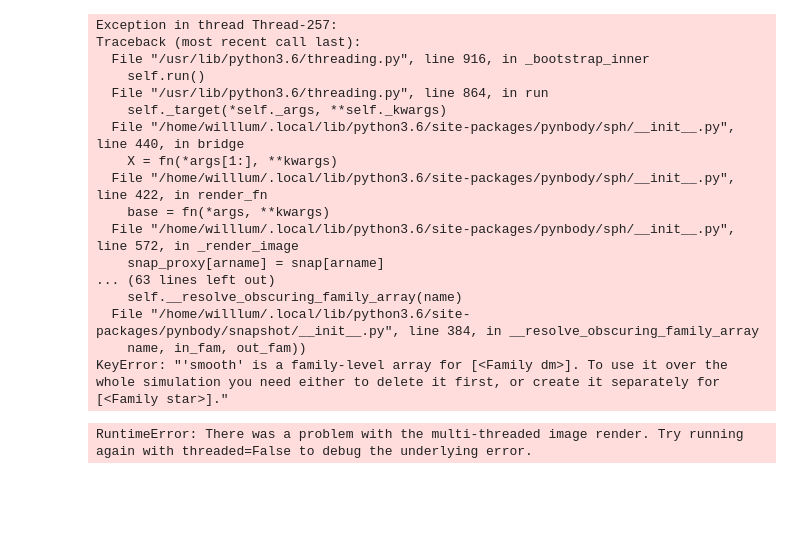
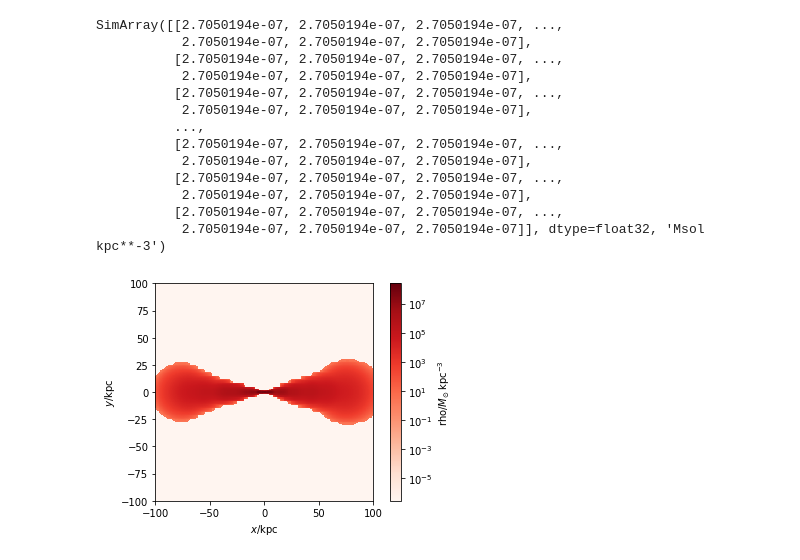
Before and after one commit to N-body-group-Reed/isolated-galaxy, a Jupyter notebook: will/IC_generation2.ipynb, the cells around one changed output. Saved outputs shown, nothing was run; the diff lists cells and outputs as text; code cells hidden in the pictures; blank space fills up the shorter version.

```diff
--- a/will/IC_generation2.ipynb
+++ b/will/IC_generation2.ipynb
@@ -212,25 +253,21 @@ AttributeError: 'Profile' object has no attribute 'p'
 # %%
 pyn.analysis.angmom.sideon(noahSim)
-sph.image(noahSim,width=200,cmap='Reds')
+sph.image(noahSim.d,width=200,cmap='Reds')
 # %% [output]
-Exception in thread Thread-257:
-Traceback (most recent call last):
-  File "/usr/lib/python3.6/threading.py", line 916, in _bootstrap_inner
-    self.run()
-  File "/usr/lib/python3.6/threading.py", line 864, in run
-    self._target(*self._args, **self._kwargs)
-  File "/home/willlum/.local/lib/python3.6/site-packages/pynbody/sph/__init__.py", line 440, in bridge
-    X = fn(*args[1:], **kwargs)
-  File "/home/willlum/.local/lib/python3.6/site-packages/pynbody/sph/__init__.py", line 422, in render_fn
-    base = fn(*args, **kwargs)
-  File "/home/willlum/.local/lib/python3.6/site-packages/pynbody/sph/__init__.py", line 572, in _render_image
-    snap_proxy[arname] = snap[arname]
-... (63 lines left out)
-    self.__resolve_obscuring_family_array(name)
-  File "/home/willlum/.local/lib/python3.6/site-packages/pynbody/snapshot/__init__.py", line 384, in __resolve_obscuring_family_array
-    name, in_fam, out_fam))
-KeyError: "'smooth' is a family-level array for [<Family dm>]. To use it over the whole simulation you need either to delete it first, or create it separately for [<Family star>]."
+SimArray([[2.7050194e-07, 2.7050194e-07, 2.7050194e-07, ...,
+           2.7050194e-07, 2.7050194e-07, 2.7050194e-07],
+          [2.7050194e-07, 2.7050194e-07, 2.7050194e-07, ...,
+           2.7050194e-07, 2.7050194e-07, 2.7050194e-07],
+          [2.7050194e-07, 2.7050194e-07, 2.7050194e-07, ...,
+           2.7050194e-07, 2.7050194e-07, 2.7050194e-07],
+          ...,
+          [2.7050194e-07, 2.7050194e-07, 2.7050194e-07, ...,
+           2.7050194e-07, 2.7050194e-07, 2.7050194e-07],
+          [2.7050194e-07, 2.7050194e-07, 2.7050194e-07, ...,
+           2.7050194e-07, 2.7050194e-07, 2.7050194e-07],
+          [2.7050194e-07, 2.7050194e-07, 2.7050194e-07, ...,
+           2.7050194e-07, 2.7050194e-07, 2.7050194e-07]], dtype=float32, 'Msol kpc**-3')
-RuntimeError: There was a problem with the multi-threaded image render. Try running again with threaded=False to debug the underlying error.
+[figure, added]
 # %%
 np.random.random()
 # %% [output]
```
Also changed, not shown: parts of 10 cells of this notebook.
